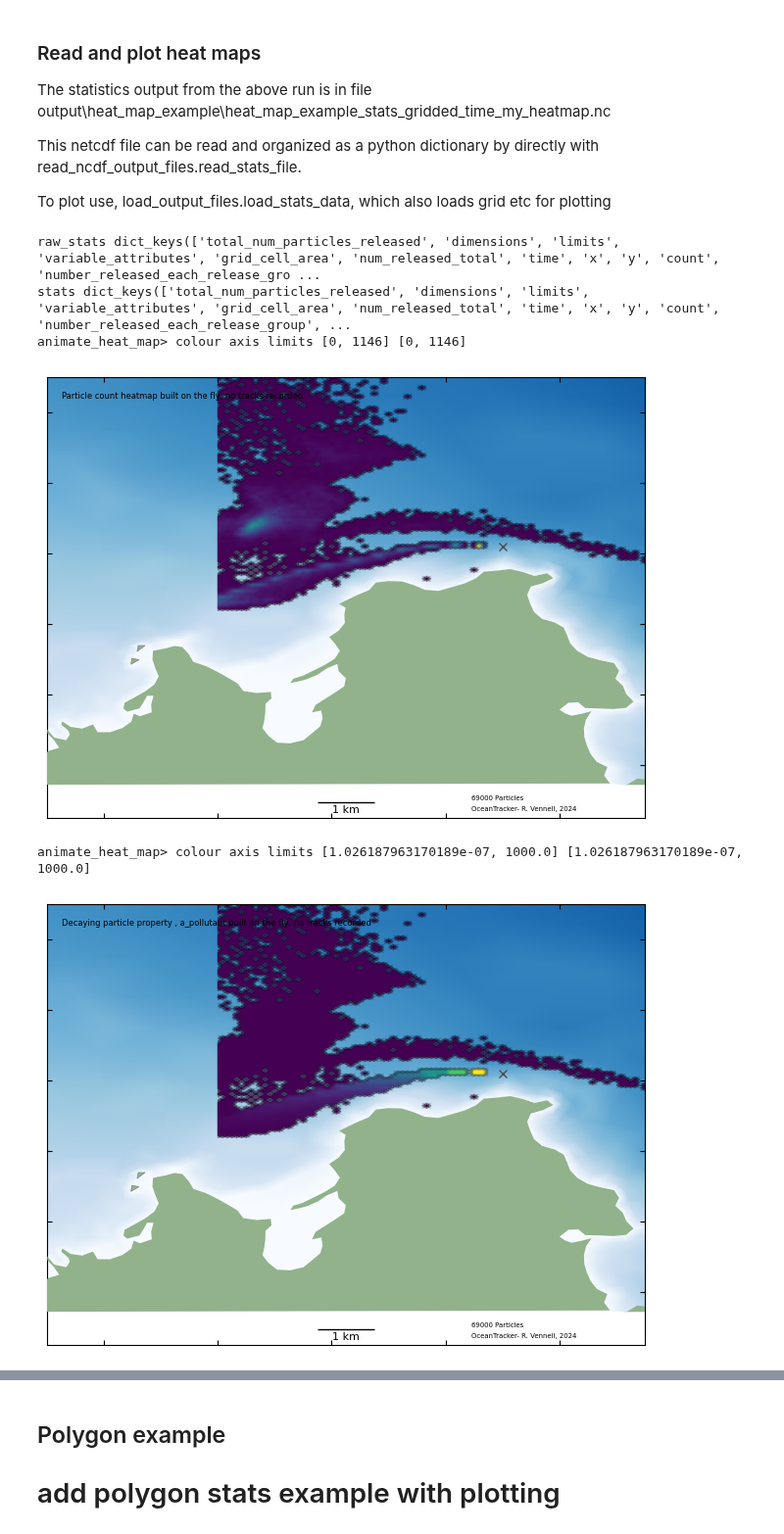
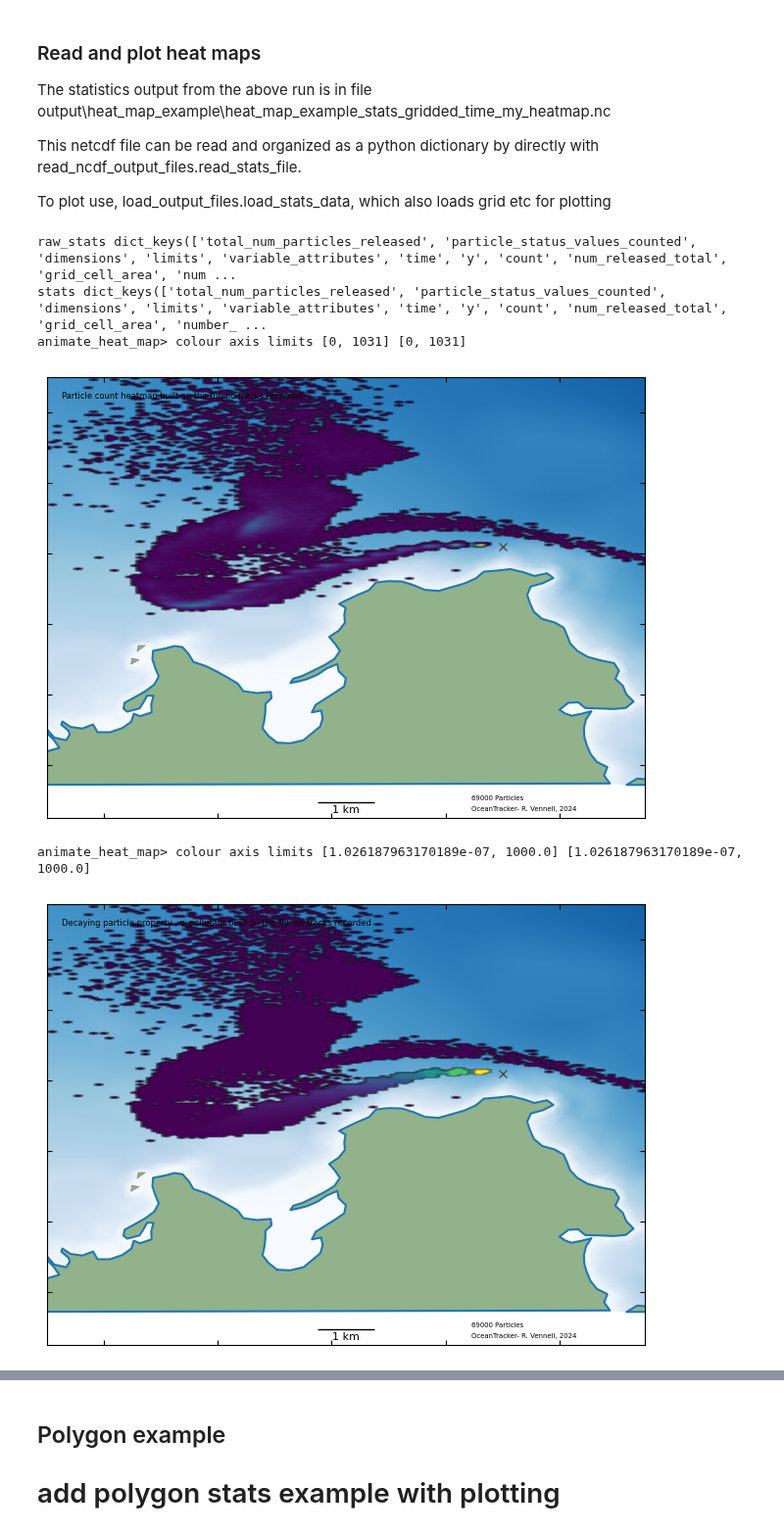
Before and after one commit to oceantracker/oceantracker, a Jupyter notebook: tutorials_how_to/G_onthefly_statistics.ipynb, the cells around one changed output, grey strips where cells are left out. Shown at 98% size. Drawn from its saved outputs; the diff is of its cells as text; code cells hidden in the pictures.

```diff
--- a/tutorials_how_to/G_onthefly_statistics.ipynb
+++ b/tutorials_how_to/G_onthefly_statistics.ipynb
@@ -106,13 +106,15 @@ ot.add_class('particle_properties', # add a new property to particle_properties
 # add a gridded particle statistic
 ot.add_class('particle_statistics',
                 name = 'my_heatmap',
-                class_name= 'oceantracker.particle_statistics.gridded_statistics.GriddedStats2D_timeBased',
+                class_name= 'oceantracker.particle_statistics.gridded_statistics2D.GriddedStats2D_timeBased',
                 # the below settings are optional
                 update_interval = 900, # time interval in sec, between doing particle statists counts
                 particle_property_list = ['a_pollutant'], # request a heat map for the decaying part. prop. added above
-                status_min ='moving', # only count the particles which are moving
+                status_list =['moving'], # only count the particles which are moving
                 z_min =-2.,  # only count particles at locations above z=-2m
-                grid_size= [120, 121]  # number of east and north cells in the heat map
+                grid_size= [220, 221],  # number of east and north cells in the heat map
+                grid_span = [20000, 10000],
+                release_group_centered_grids= True
                 )
 
 
@@ -149,36 +151,44 @@ To plot use, load_output_files.load_stats_data, which also loads grid etc for pl
 # %%
 # read stats files
 from read_oceantracker.python import read_ncdf_output_files, load_output_files
 from plot_oceantracker import plot_statistics
 from IPython.display import HTML
+from os import path
+from oceantracker.util import json_util
 
-# basic read of net cdf
-raw_stats = read_ncdf_output_files.read_stats_file('./output/heat_map_example/heat_map_example_stats_gridded_time_0_my_heatmap.nc')
+# basic read of net cdf, first get file name from case_info.json
+case_info = json_util.read_JSON(case_info_file_name)
+stats_file = path.join(case_info['output_files']['run_output_dir'], case_info['output_files']['particle_statistics']['my_heatmap'])
+raw_stats = read_ncdf_output_files.read_stats_file(stats_file)
+
 print('raw_stats', raw_stats.keys())
 
 # better,  load netcdf plus grid and other data useful in plotting
 # uses case_info name returned from run above
 stats_data = load_output_files.load_stats_data(case_info_file_name,'my_heatmap')
 print('stats',stats_data.keys())
 
 # use stats_data variable to plot heat map at last time step, by default plots var= "count"
 ax= [1591000, 1601500, 5478500, 5491000]
 anim= plot_statistics.animate_heat_map(stats_data, release_group='my_release_point', axis_lims=ax,
                     heading='Particle count heatmap built on the fly, no tracks recorded', fps=1)
 HTML(anim.to_html5_video())# this is slow to build!
 
 # animate the pollutant
 anim= plot_statistics.animate_heat_map(stats_data, var='a_pollutant',release_group= 'my_release_point', axis_lims=ax,
                     heading='Decaying particle property , a_pollutant built on the fly, no tracks recorded', fps=1)
+
+# this line only used in note books, in python scripts use show = True above and set moive file name
+# this is slow to build!
 HTML(anim.to_html5_video())# this is slow to build!
 
 
 # static heat map
 plot_statistics.plot_heat_map(stats_data, var='a_pollutant',release_group= 'my_release_point', axis_lims=ax,  heading='a_pollutant at last time step  depth built on the fly, no tracks recorded')
 # %% [output]
-raw_stats dict_keys(['total_num_particles_released', 'dimensions', 'limits', 'variable_attributes', 'grid_cell_area', 'num_released_total', 'time', 'x', 'y', 'count', 'number_released_each_release_gro ...
-stats dict_keys(['total_num_particles_released', 'dimensions', 'limits', 'variable_attributes', 'grid_cell_area', 'num_released_total', 'time', 'x', 'y', 'count', 'number_released_each_release_group', ...
-animate_heat_map> colour axis limits [0, 1146] [0, 1146]
+raw_stats dict_keys(['total_num_particles_released', 'particle_status_values_counted', 'dimensions', 'limits', 'variable_attributes', 'time', 'y', 'count', 'num_released_total', 'grid_cell_area', 'num ...
+stats dict_keys(['total_num_particles_released', 'particle_status_values_counted', 'dimensions', 'limits', 'variable_attributes', 'time', 'y', 'count', 'num_released_total', 'grid_cell_area', 'number_ ...
+animate_heat_map> colour axis limits [0, 1031] [0, 1031]
-[figure, old version]
+[figure, new version]
 animate_heat_map> colour axis limits [1.026187963170189e-07, 1000.0] [1.026187963170189e-07, 1000.0]
-[figure, old version]
+[figure, new version]
```
Also changed, not shown: parts of 4 cells of this notebook, 3 other files.
